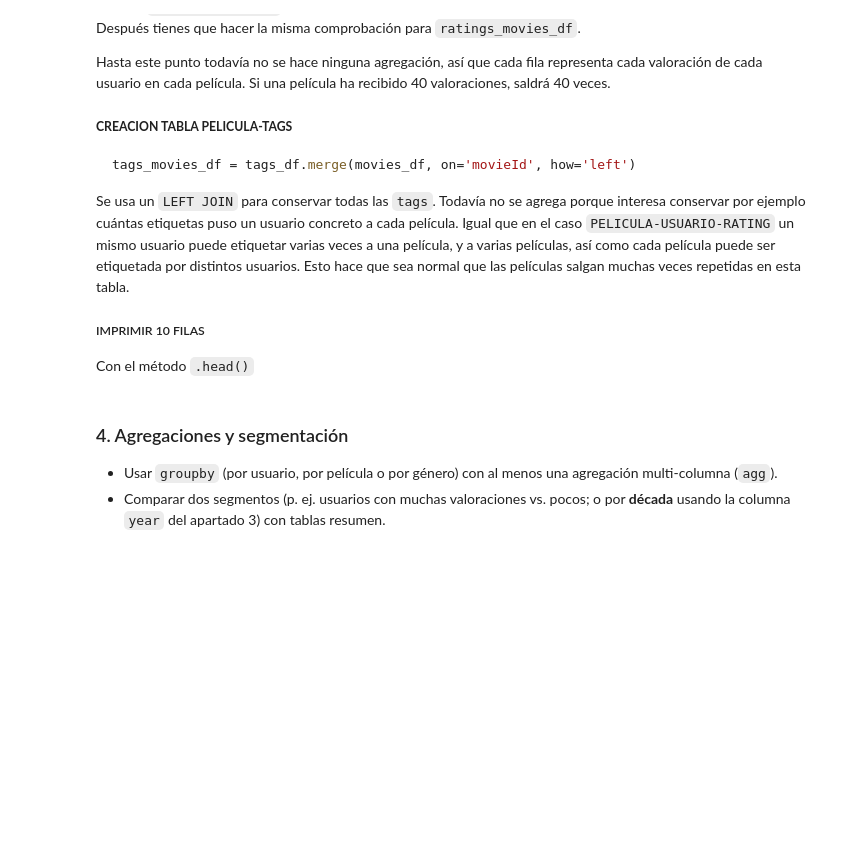
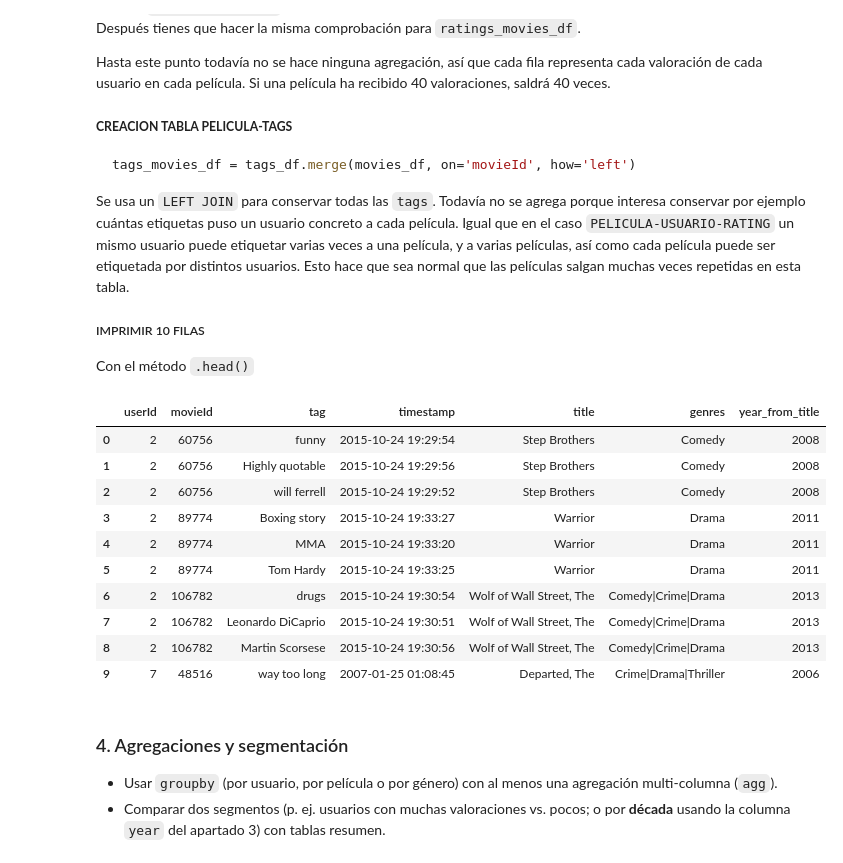
Before and after one commit to Ameisin/tc-sprint03-04-peliculas, a Jupyter notebook: Team_Challenge_sprint03_04.ipynb, the cells around one changed output. Saved outputs shown, nothing was run; the diff lists cells and outputs as text; code cells hidden in the pictures; blank space fills up the shorter version.

```diff
--- a/Team_Challenge_sprint03_04.ipynb
+++ b/Team_Challenge_sprint03_04.ipynb
@@ -174,5 +223,31 @@ df['title'] = df['title'].str.replace(r"\s*\((\d{4}\))\s*$", "", regex=True).str
 En caso de haberlas tendrán `NaN` en la columna `year` -> `df[df.year.isna()]`
 
 Para contarlas todas `df.year.isna().sum()`
+# %%
+movies_df = pd.read_csv('data/movies.csv')
 # %%
 # --- Apartado 2: columna `year` ---
+#Funcion:
+def year_from_title(title: str):
+    if not isinstance(title, str):
+        return pd.NA
+    partes = title.strip().rsplit('(', 1)
+    if len(partes) == 2:
+        candidato = partes[1].rstrip(')')
+        if len(candidato) == 4 and candidato.isdigit():
+            return int(candidato)
+    return pd.NA
+
+# Extraer el año
+movies_df['year_from_title'] = movies_df['title'].apply(year_from_title)
+movies_df['year_from_title'] = pd.to_numeric(movies_df['year_from_title'], errors="coerce").astype("Int64")
+
+# Limpiar el título AL FINAL
+movies_df['title'] = movies_df['title'].str.split('(').str[0].str.strip()
+movies_df
+
+
+# Conteo de peliculas sin año
+print(movies_df["year_from_title"].isna().sum())
+
+movies_df
@@ -258,7 +348,29 @@ Se usa un `LEFT JOIN` para conservar todas las `tags`. Todavía no se agrega por
 
 Con el método `.head()`
 # %%
-# --- Apartado 3: Merge / join  ---
+#Creación tabla pelicula-usuario-rating
+ratings_movies_df = ratings_df.merge(movies_df, on='movieId', how='left')
+ratings_movies_df['title'].isna().sum()
+rating_df.shape
+ratings_movies_df.shape
+#CREACION TABLA PELICULA-TAGS
+tags_movies_df = tags_df.merge(movies_df, on='movieId', how='left')
+tags_movies_df['title'].isna().sum()
+#IMPRIMIR 10 FILAS
+ratings_movies_df.head(10)
+tags_movies_df.head(10)
+# %% [output]
+|  | userId | movieId | tag | timestamp | title | genres | year_from_title |
+| 0 | 2 | 60756 | funny | 2015-10-24 19:29:54 | Step Brothers | Comedy | 2008 |
+| 1 | 2 | 60756 | Highly quotable | 2015-10-24 19:29:56 | Step Brothers | Comedy | 2008 |
+| 2 | 2 | 60756 | will ferrell | 2015-10-24 19:29:52 | Step Brothers | Comedy | 2008 |
+| 3 | 2 | 89774 | Boxing story | 2015-10-24 19:33:27 | Warrior | Drama | 2011 |
+| 4 | 2 | 89774 | MMA | 2015-10-24 19:33:20 | Warrior | Drama | 2011 |
+| 5 | 2 | 89774 | Tom Hardy | 2015-10-24 19:33:25 | Warrior | Drama | 2011 |
+| 6 | 2 | 106782 | drugs | 2015-10-24 19:30:54 | Wolf of Wall Street, The | Comedy|Crime|Drama | 2013 |
+| 7 | 2 | 106782 | Leonardo DiCaprio | 2015-10-24 19:30:51 | Wolf of Wall Street, The | Comedy|Crime|Drama | 2013 |
+| 8 | 2 | 106782 | Martin Scorsese | 2015-10-24 19:30:56 | Wolf of Wall Street, The | Comedy|Crime|Drama | 2013 |
+| 9 | 7 | 48516 | way too long | 2007-01-25 01:08:45 | Departed, The | Crime|Drama|Thriller | 2006 |
 # %% [markdown]
 ### 4. Agregaciones y segmentación
 
```
Also changed, not shown: parts of 6 cells of this notebook.
